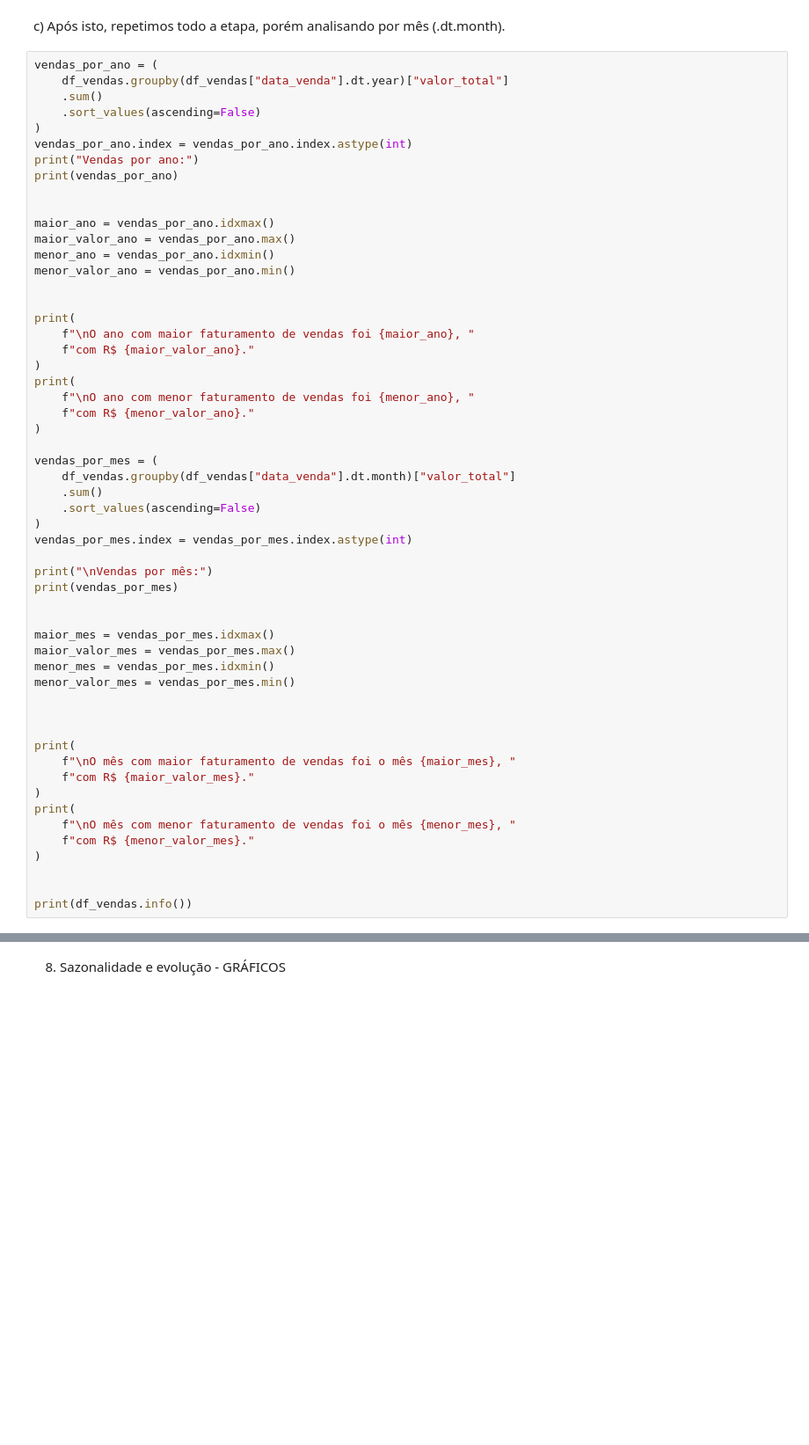
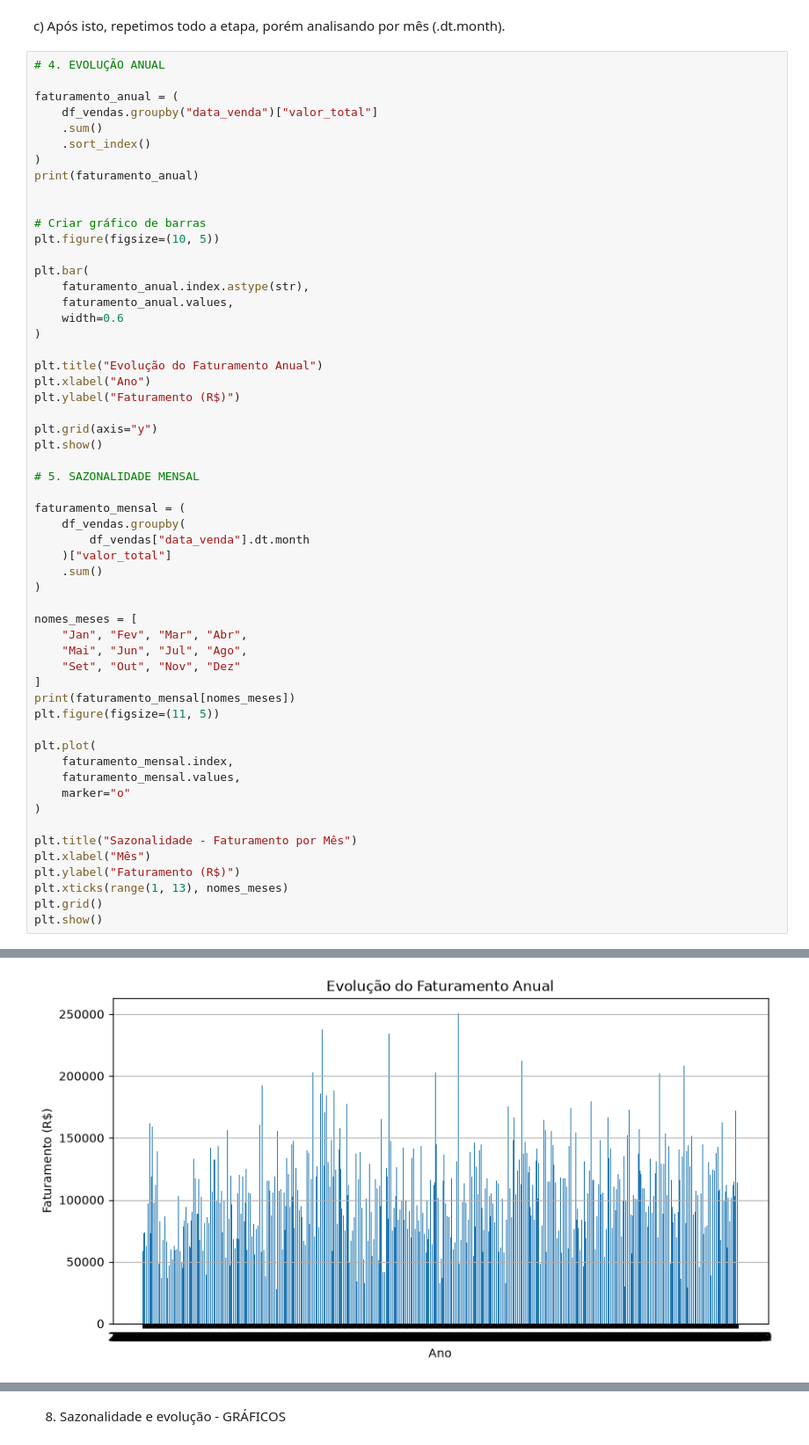
Before and after one commit to brunokisesenai/projeto_com_jupyter, a Jupyter notebook: projeto_final/Projeto_Final.ipynb, the cells around one changed output, grey strips where cells are left out. Shown at 88% size. Drawn from its saved outputs; the diff is of its cells as text; blank space fills up the shorter version.

```diff
--- a/projeto_final/Projeto_Final.ipynb
+++ b/projeto_final/Projeto_Final.ipynb
@@ -149,58 +162,59 @@ b) Em seguida separamos o ano com mais vendas (idxmax()) e o faturamento neste a
 # %% [markdown]
 c) Após isto, repetimos todo a etapa, porém analisando por mês (.dt.month).
 # %%
-vendas_por_ano = (
-    df_vendas.groupby(df_vendas["data_venda"].dt.year)["valor_total"]
+# 4. EVOLUÇÃO ANUAL
+
+faturamento_anual = (
+    df_vendas.groupby("data_venda")["valor_total"]
     .sum()
-    .sort_values(ascending=False)
+    .sort_index()
 )
-vendas_por_ano.index = vendas_por_ano.index.astype(int)
-print("Vendas por ano:")
-print(vendas_por_ano)
+print(faturamento_anual)
 
 
-maior_ano = vendas_por_ano.idxmax()
-maior_valor_ano = vendas_por_ano.max()
-menor_ano = vendas_por_ano.idxmin()
-menor_valor_ano = vendas_por_ano.min()
+# Criar gráfico de barras
+plt.figure(figsize=(10, 5))
 
-
-print(
-    f"\nO ano com maior faturamento de vendas foi {maior_ano}, "
-    f"com R$ {maior_valor_ano}."
-)
-print(
-    f"\nO ano com menor faturamento de vendas foi {menor_ano}, "
-    f"com R$ {menor_valor_ano}."
+plt.bar(
+    faturamento_anual.index.astype(str),
+    faturamento_anual.values,
+    width=0.6
 )
 
-vendas_por_mes = (
-    df_vendas.groupby(df_vendas["data_venda"].dt.month)["valor_total"]
+plt.title("Evolução do Faturamento Anual")
+plt.xlabel("Ano")
+plt.ylabel("Faturamento (R$)")
+
+plt.grid(axis="y")
+plt.show()
+
+# 5. SAZONALIDADE MENSAL
+
+faturamento_mensal = (
+    df_vendas.groupby(
+        df_vendas["data_venda"].dt.month
+    )["valor_total"]
     .sum()
-    .sort_values(ascending=False)
-)
-vendas_por_mes.index = vendas_por_mes.index.astype(int)
-
-print("\nVendas por mês:")
-print(vendas_por_mes)
-
-
-maior_mes = vendas_por_mes.idxmax()
-maior_valor_mes = vendas_por_mes.max()
-menor_mes = vendas_por_mes.idxmin()
-menor_valor_mes = vendas_por_mes.min()
-
-
-
-print(
-    f"\nO mês com maior faturamento de vendas foi o mês {maior_mes}, "
-    f"com R$ {maior_valor_mes}."
-)
-print(
-    f"\nO mês com menor faturamento de vendas foi o mês {menor_mes}, "
-    f"com R$ {menor_valor_mes}."
 )
 
+nomes_meses = [
+    "Jan", "Fev", "Mar", "Abr",
+    "Mai", "Jun", "Jul", "Ago",
+    "Set", "Out", "Nov", "Dez"
+]
+print(faturamento_mensal[nomes_meses])
+plt.figure(figsize=(11, 5))
 
-print(df_vendas.info())
+plt.plot(
+    faturamento_mensal.index,
+    faturamento_mensal.values,
+    marker="o"
+)
+
+plt.title("Sazonalidade - Faturamento por Mês")
+plt.xlabel("Mês")
+plt.ylabel("Faturamento (R$)")
+plt.xticks(range(1, 13), nomes_meses)
+plt.grid()
+plt.show()
 # %% [output]
@@ -223,0 +234 @@ None
+[figure, added]
```
Also changed, not shown: parts of 15 cells of this notebook.
